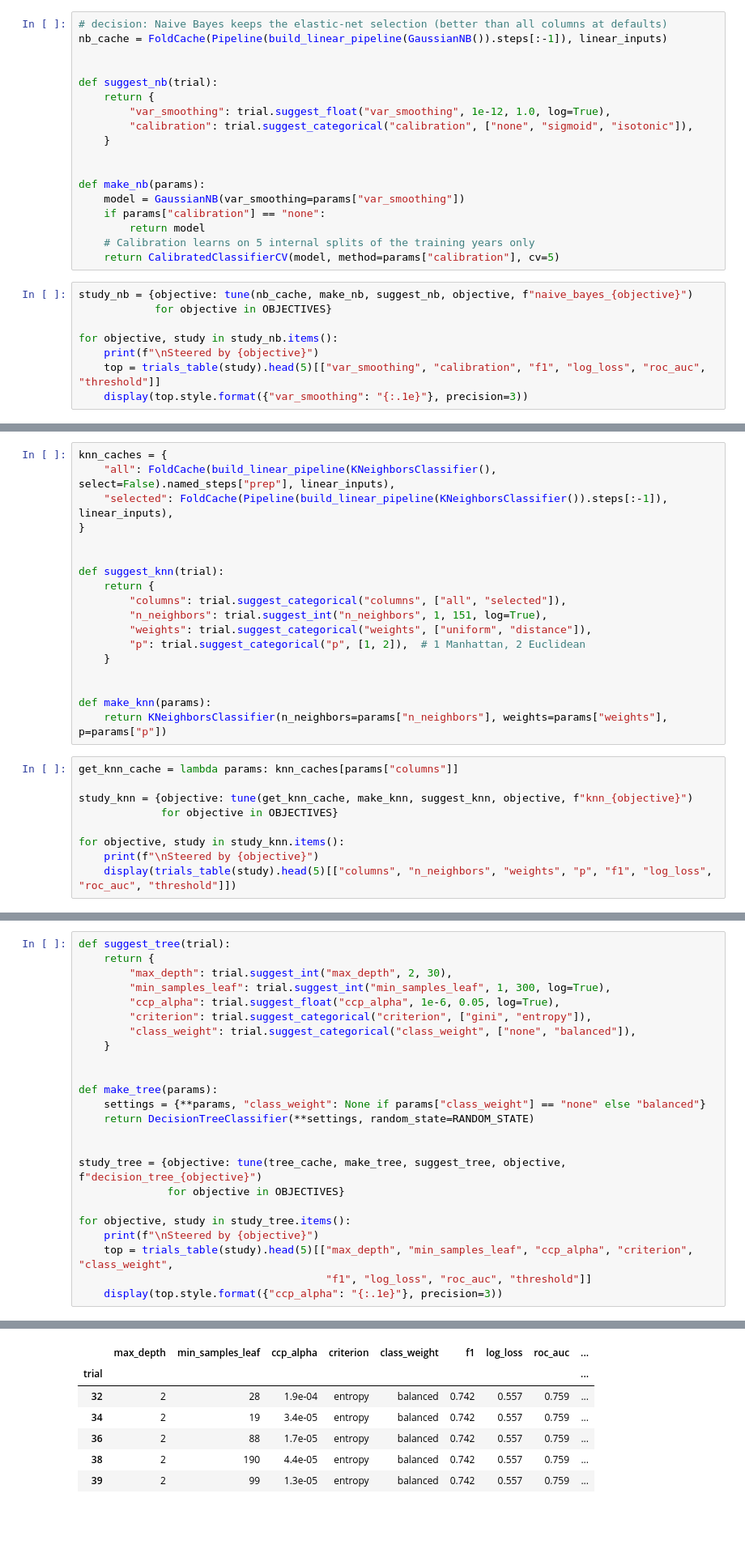
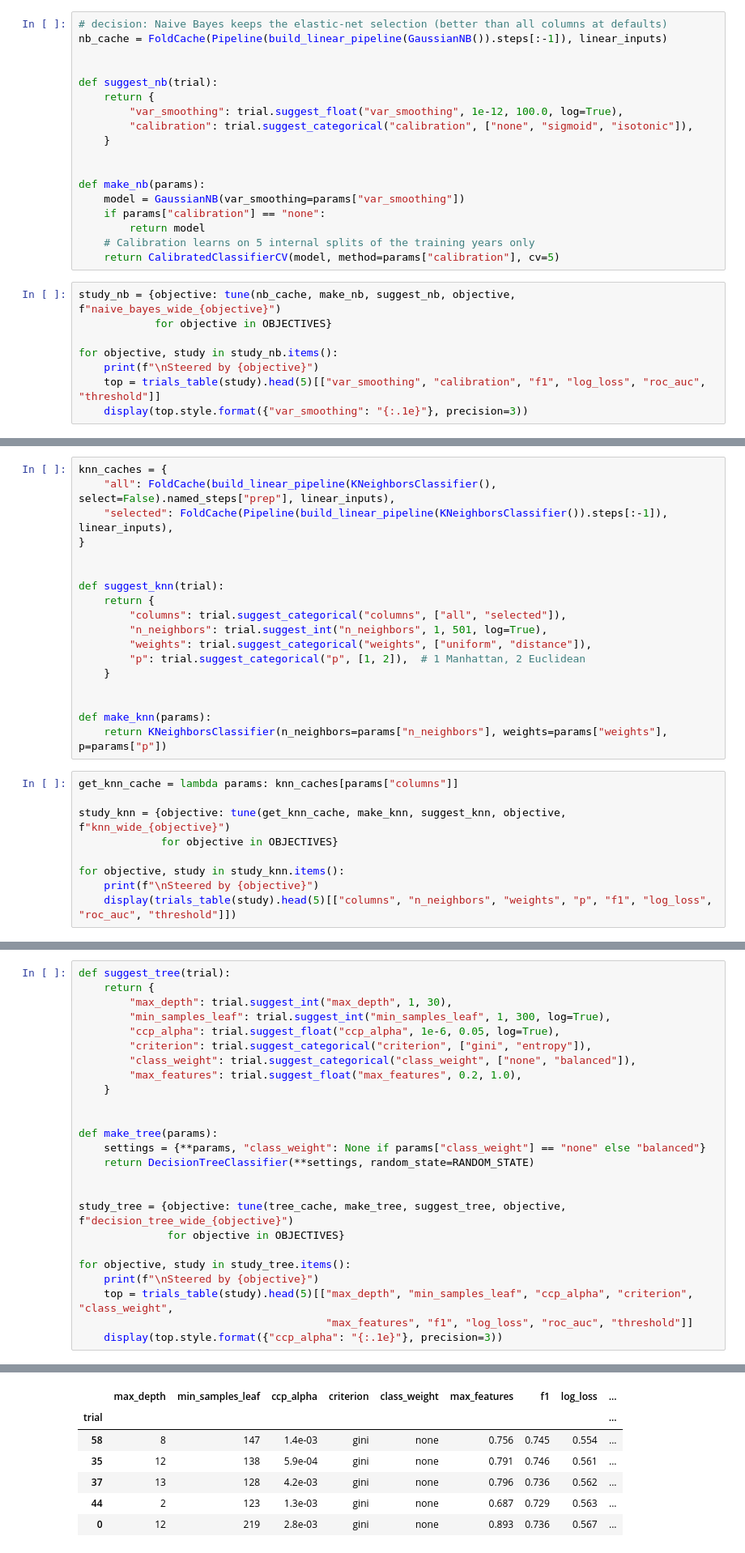
Before and after one commit to PedroHSantos20/ml-repeat-purchase, a Jupyter notebook: notebooks/04_modelling_project.ipynb, the cells around one changed output, grey strips where cells are left out. Shown at 81% size. Drawn from its saved outputs; the diff is of its cells as text; blank space fills up the shorter version.

```diff
--- a/notebooks/04_modelling_project.ipynb
+++ b/notebooks/04_modelling_project.ipynb
@@ -1227,7 +1294,7 @@ nb_cache = FoldCache(Pipeline(build_linear_pipeline(GaussianNB()).steps[:-1]), l
 
 def suggest_nb(trial):
     return {
-        "var_smoothing": trial.suggest_float("var_smoothing", 1e-12, 1.0, log=True),
+        "var_smoothing": trial.suggest_float("var_smoothing", 1e-12, 100.0, log=True),
         "calibration": trial.suggest_categorical("calibration", ["none", "sigmoid", "isotonic"]),
     }
 
@@ -1239,7 +1306,7 @@ def make_nb(params):
     # Calibration learns on 5 internal splits of the training years only
     return CalibratedClassifierCV(model, method=params["calibration"], cv=5)
 # %%
-study_nb = {objective: tune(nb_cache, make_nb, suggest_nb, objective, f"naive_bayes_{objective}")
+study_nb = {objective: tune(nb_cache, make_nb, suggest_nb, objective, f"naive_bayes_wide_{objective}")
             for objective in OBJECTIVES}
 
 for objective, study in study_nb.items():
@@ -1564,7 +1688,7 @@ knn_caches = {
 def suggest_knn(trial):
     return {
         "columns": trial.suggest_categorical("columns", ["all", "selected"]),
-        "n_neighbors": trial.suggest_int("n_neighbors", 1, 151, log=True),
+        "n_neighbors": trial.suggest_int("n_neighbors", 1, 501, log=True),
         "weights": trial.suggest_categorical("weights", ["uniform", "distance"]),
         "p": trial.suggest_categorical("p", [1, 2]),  # 1 Manhattan, 2 Euclidean
     }
@@ -1575,7 +1699,7 @@ def make_knn(params):
 # %%
 get_knn_cache = lambda params: knn_caches[params["columns"]]
 
-study_knn = {objective: tune(get_knn_cache, make_knn, suggest_knn, objective, f"knn_{objective}")
+study_knn = {objective: tune(get_knn_cache, make_knn, suggest_knn, objective, f"knn_wide_{objective}")
              for objective in OBJECTIVES}
 
 for objective, study in study_knn.items():
@@ -1792,11 +1847,12 @@ Training F1 climbs from 0.680 at depth 1 to 1.000 for the unlimited tree, while
 # %%
 def suggest_tree(trial):
     return {
-        "max_depth": trial.suggest_int("max_depth", 2, 30),
+        "max_depth": trial.suggest_int("max_depth", 1, 30),
         "min_samples_leaf": trial.suggest_int("min_samples_leaf", 1, 300, log=True),
         "ccp_alpha": trial.suggest_float("ccp_alpha", 1e-6, 0.05, log=True),
         "criterion": trial.suggest_categorical("criterion", ["gini", "entropy"]),
         "class_weight": trial.suggest_categorical("class_weight", ["none", "balanced"]),
+        "max_features": trial.suggest_float("max_features", 0.2, 1.0),
     }
 
 
@@ -1805,12 +1861,12 @@ def make_tree(params):
     return DecisionTreeClassifier(**settings, random_state=RANDOM_STATE)
 
 
-study_tree = {objective: tune(tree_cache, make_tree, suggest_tree, objective, f"decision_tree_{objective}")
+study_tree = {objective: tune(tree_cache, make_tree, suggest_tree, objective, f"decision_tree_wide_{objective}")
               for objective in OBJECTIVES}
 
 for objective, study in study_tree.items():
     print(f"\nSteered by {objective}")
     top = trials_table(study).head(5)[["max_depth", "min_samples_leaf", "ccp_alpha", "criterion", "class_weight",
-                                       "f1", "log_loss", "roc_auc", "threshold"]]
+                                       "max_features", "f1", "log_loss", "roc_auc", "threshold"]]
     display(top.style.format({"ccp_alpha": "{:.1e}"}, precision=3))
 # %% [output]
@@ -1819,10 +1875,10 @@ decision_tree_f1: 60 trials
 
 Steered by log_loss
-|  | max_depth | min_samples_leaf | ccp_alpha | criterion | class_weight | f1 | log_loss | roc_auc | ... |
+|  | max_depth | min_samples_leaf | ccp_alpha | criterion | class_weight | max_features | f1 | log_loss | ... |
 | trial |  |  |  |  |  |  |  |  | ... |
-| 32 | 2 | 28 | 1.9e-04 | entropy | balanced | 0.742 | 0.557 | 0.759 | ... |
-| 34 | 2 | 19 | 3.4e-05 | entropy | balanced | 0.742 | 0.557 | 0.759 | ... |
-| 36 | 2 | 88 | 1.7e-05 | entropy | balanced | 0.742 | 0.557 | 0.759 | ... |
-| 38 | 2 | 190 | 4.4e-05 | entropy | balanced | 0.742 | 0.557 | 0.759 | ... |
-| 39 | 2 | 99 | 1.3e-05 | entropy | balanced | 0.742 | 0.557 | 0.759 | ... |
+| 58 | 8 | 147 | 1.4e-03 | gini | none | 0.756 | 0.745 | 0.554 | ... |
+| 35 | 12 | 138 | 5.9e-04 | gini | none | 0.791 | 0.746 | 0.561 | ... |
+| 37 | 13 | 128 | 4.2e-03 | gini | none | 0.796 | 0.736 | 0.562 | ... |
+| 44 | 2 | 123 | 1.3e-03 | gini | none | 0.687 | 0.729 | 0.563 | ... |
+| 0 | 12 | 219 | 2.8e-03 | gini | none | 0.893 | 0.736 | 0.567 | ... |
 Steered by f1
```
Also changed, not shown: parts of 80 cells of this notebook, 40 other files.
